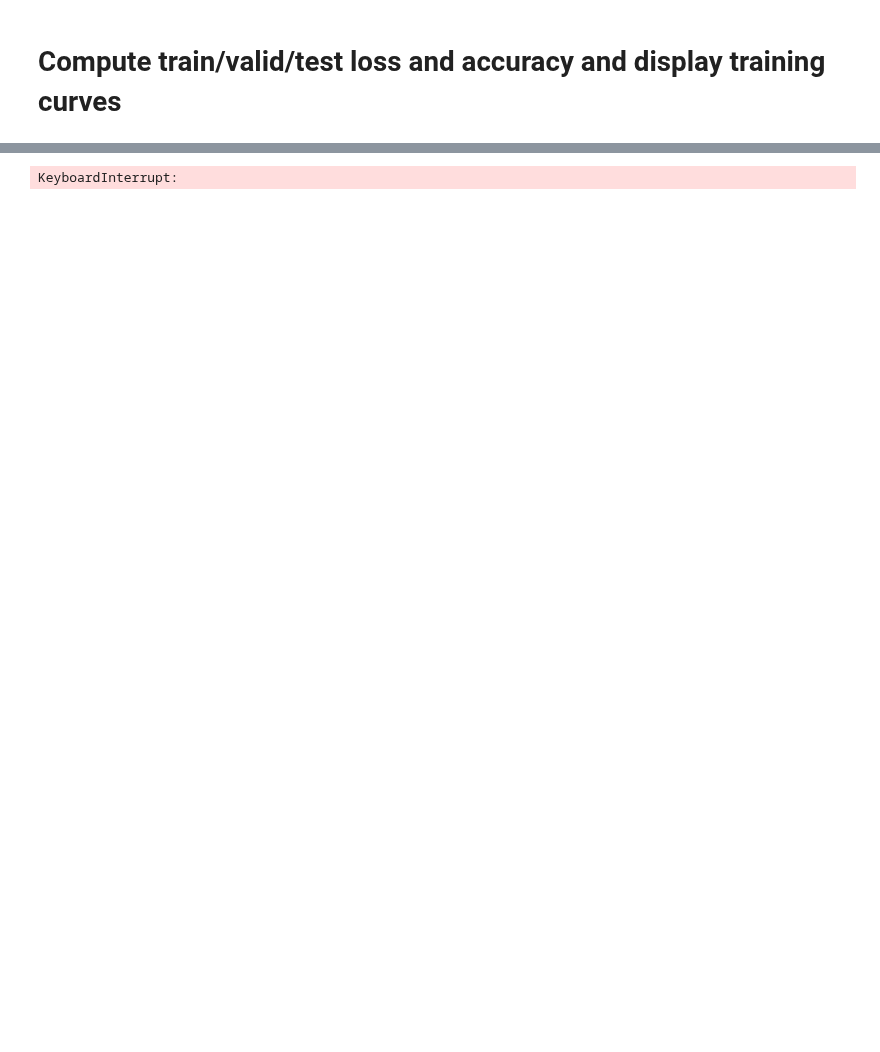
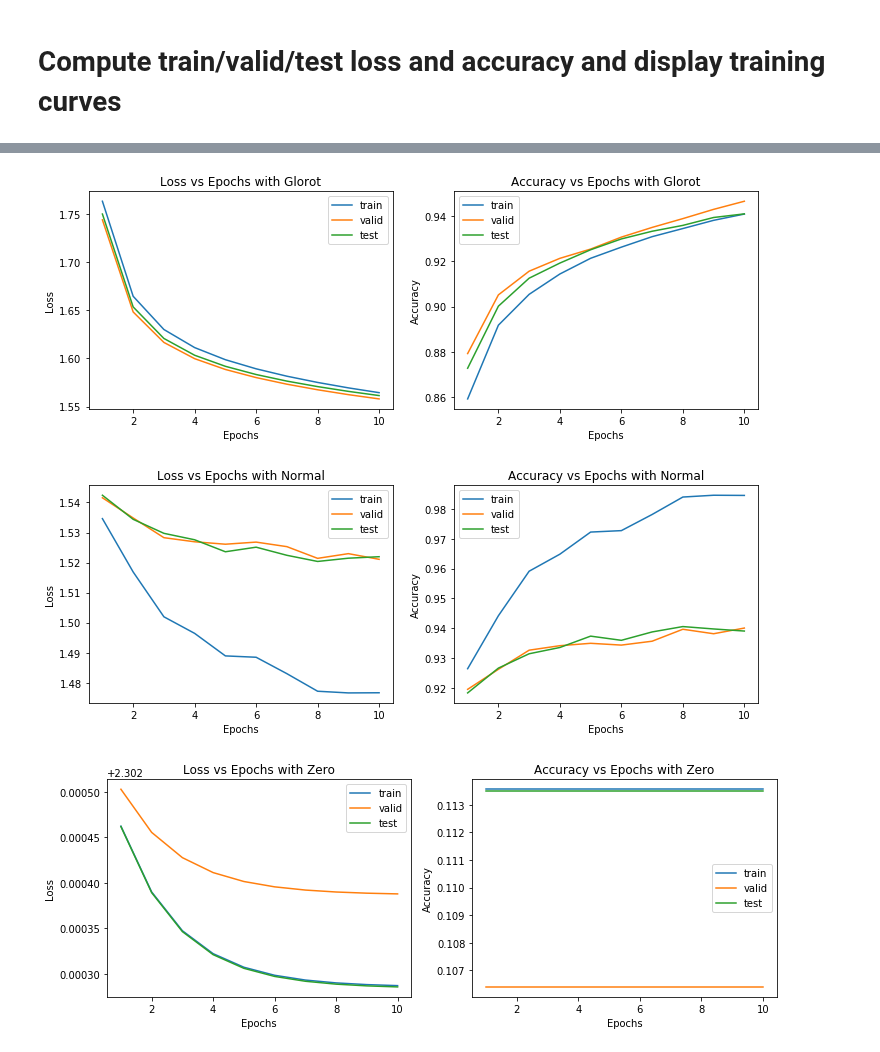
Before and after one commit to deepaks4077/IFT6135, a Jupyter notebook: IFT6135_HWK1_Q1.ipynb, the cells around one changed output, grey strips where cells are left out. Drawn from its saved outputs; the diff is of its cells as text; code cells hidden in the pictures; blank space fills up the shorter version.

```diff
--- a/IFT6135_HWK1_Q1.ipynb
+++ b/IFT6135_HWK1_Q1.ipynb
@@ -462,42 +257,50 @@ max difference with n = 2, max_diff = 0.006727863509204307
 # %% [markdown]
 # Compute train/valid/test loss and accuracy and display training curves
 # %%
-mlp = NN(hidden_dims = (512, 512), weight_initer = ZeroInitializer(), input_size = 784, output_size = 10)
+def run_experiment(num_epochs, weight_initer_name, mlp):
+    train_accuracies, train_losses = [], []
+    valid_accuracies, valid_losses = [], []
+    test_accuracies, test_losses = [], []
 
-train_accuracies, train_losses = [], []
-valid_accuracies, valid_losses = [], []
-test_accuracies, test_losses = [], []
-num_epochs = 5
+    for e in range(num_epochs):
+        loss = mlp.train(X_train, y_train_onehot, mb_size=100)
+        loss_train, pred_train = mlp.test(X_train, y_train_onehot)
+        loss_valid, pred_valid = mlp.test(X_valid, y_valid_onehot)
+        loss_test, pred_test = mlp.test(X_test, y_test_onehot)
 
-for e in range(num_epochs):
-    loss = mlp.train(X_train, y_train_onehot, mb_size=100)
-    loss_train, pred_train = mlp.test(X_train, y_train_onehot)
-    loss_valid, pred_valid = mlp.test(X_valid, y_valid_onehot)
-    loss_test, pred_test = mlp.test(X_test, y_test_onehot)
+        valid_losses.append(loss_valid)
+        test_losses.append(loss_test)
+        valid_accuracies.append((pred_valid == y_valid).mean())
+        test_accuracies.append((pred_test == y_test).mean())
+        train_losses.append(loss_train)
+        train_accuracies.append((pred_train == y_train).mean())
 
-    valid_losses.append(loss_valid)
-    test_losses.append(loss_test)
-    valid_accuracies.append((pred_valid == y_valid).mean())
-    test_accuracies.append((pred_test == y_test).mean())
-    train_losses.append(loss_train)
-    train_accuracies.append((pred_train == y_train).mean())
+    ## Loss figure
+    plt.figure(figsize=(12, 4))
+    axis = plt.subplot(1, 2, 1)
+    axis.plot(range(1, len(train_losses)+1), train_losses, label='train')
+    axis.plot(range(1, len(valid_losses)+1), valid_losses, label='valid')
+    axis.plot(range(1, len(test_losses)+1), test_losses, label='test')
+    axis.legend()
+    axis.set_ylabel('Loss')
+    axis.set_xlabel('Epochs')
+    axis.set_title('Loss vs Epochs with {}'.format(weight_initer_name))
 
-## Loss figure
-plt.figure(figsize=(12, 4))
-axis = plt.subplot(1, 2, 1)
-axis.plot(range(1, len(train_losses)+1), train_losses, label='train')
-axis.plot(range(1, len(valid_losses)+1), valid_losses, label='valid')
-axis.plot(range(1, len(test_losses)+1), test_losses, label='test')
-axis.legend()
-axis.set_ylabel('Loss')
-axis.set_xlabel('Epochs')
+    # Accuracy figure
+    axis = plt.subplot(1, 2, 2)
+    axis.plot(range(1, len(train_accuracies)+1), train_accuracies, label='train')
+    axis.plot(range(1, len(valid_accuracies)+1), valid_accuracies, label='valid')
+    axis.plot(range(1, len(test_accuracies)+1), test_accuracies, label='test')
+    axis.legend()
+    axis.set_ylabel('Accuracy')
+    axis.set_xlabel('Epochs')
+    axis.set_title('Accuracy vs Epochs with {}'.format(weight_initer_name))
 
-## Accuracy figure
-axis = plt.subplot(1, 2, 2)
-axis.plot(range(1, len(train_accuracies)+1), train_accuracies, label='train')
-axis.plot(range(1, len(valid_accuracies)+1), valid_accuracies, label='valid')
-axis.plot(range(1, len(test_accuracies)+1), test_accuracies, label='test')
-axis.legend()
-axis.set_ylabel('Accuracy')
-axis.set_xlabel('Epochs')
+    plt.savefig('{}.png'.format(weight_initer_name))
+
+
+weight_initers = [GlorotInitializer(), NormalInitializer(), ZeroInitializer()]
+for weight_initer in weight_initers:
+    mlp = NN(hidden_dims = (414, 414), weight_initer = weight_initer, input_size = 784, output_size = 10)
+    run_experiment(10, weight_initer.name, mlp)
 # %% [output]
@@ -516 +310,3 @@ b3 shape  float64
-KeyboardInterrupt:
+[figure, added]
+[figure, added]
+[figure, added]
```
Also changed, not shown: parts of 13 cells of this notebook, 1 other file.
